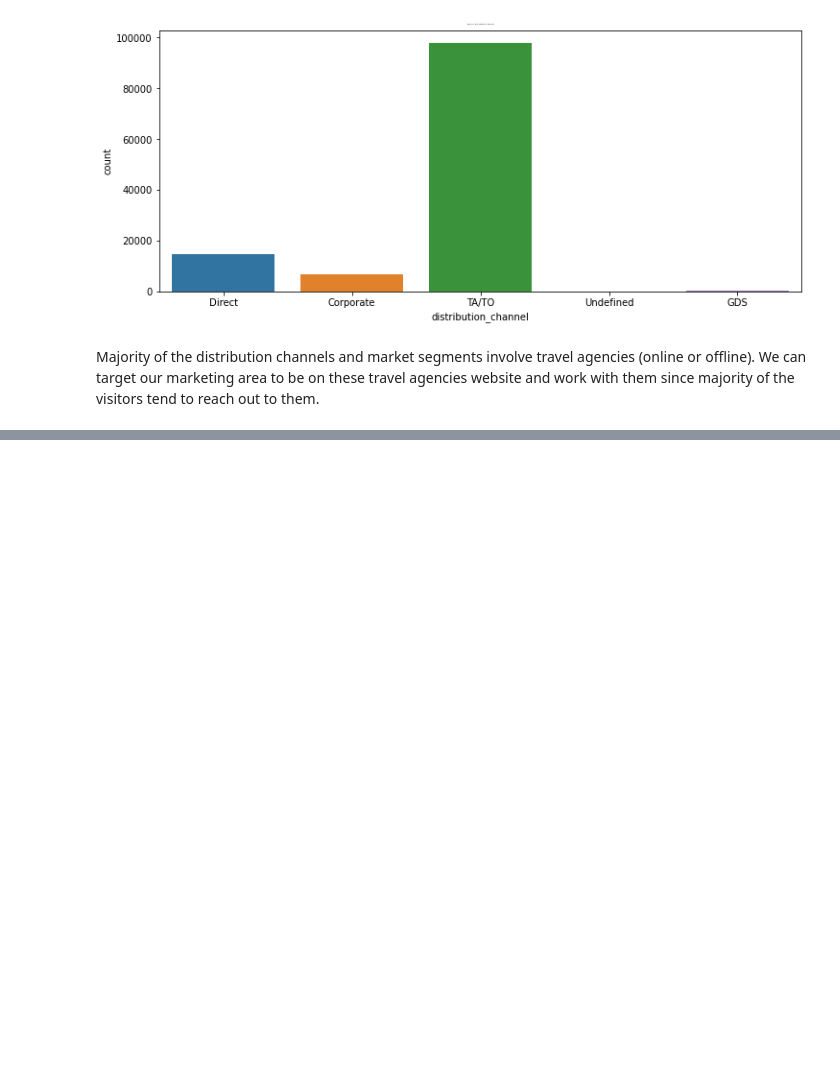
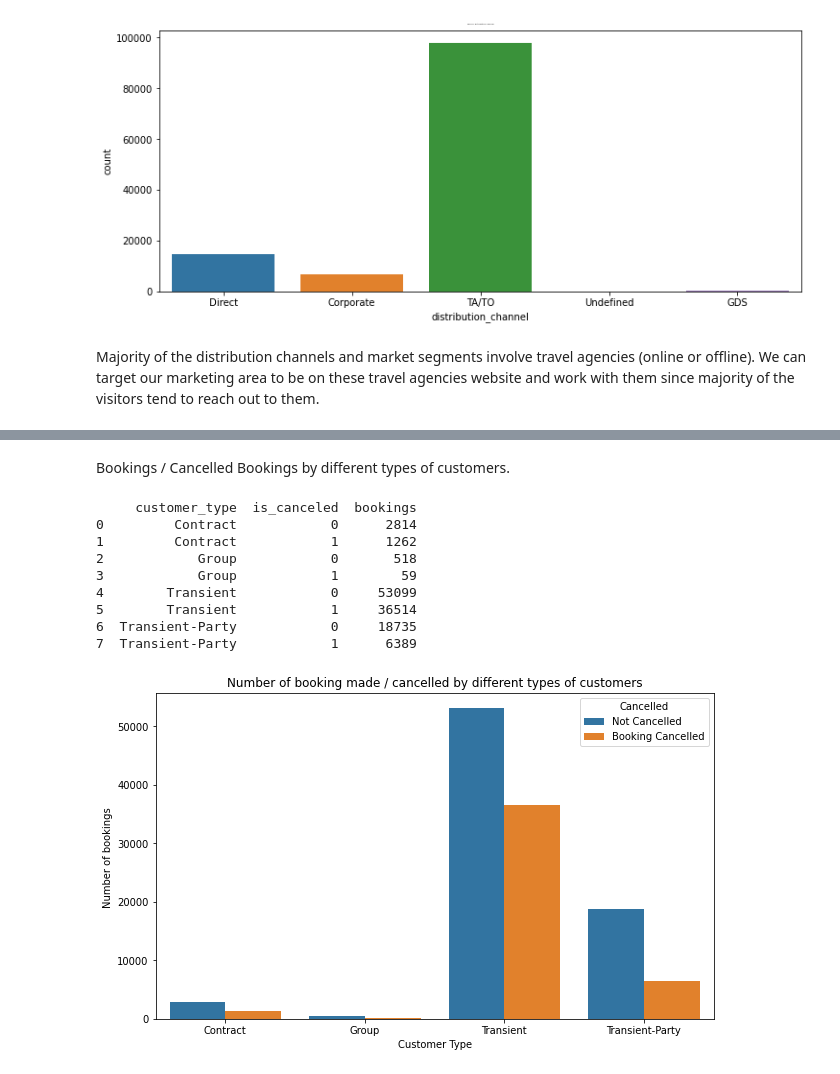
Before and after one commit to VermaSanjayrk/Hotel-booking-Analysis, a Jupyter notebook: Sanjay_Hotel_Booking_Analysis_Capstone_Project.ipynb, the cells around one changed output, grey strips where cells are left out. Drawn from its saved outputs; the diff is of its cells as text; code cells hidden in the pictures; blank space fills up the shorter version.

```diff
--- a/Sanjay_Hotel_Booking_Analysis_Capstone_Project.ipynb
+++ b/Sanjay_Hotel_Booking_Analysis_Capstone_Project.ipynb
@@ -539,0 +727,32 @@ We can target our marketing area to be on these travel agencies website and work
+# %% [markdown]
+Bookings / Cancelled Bookings by different types of customers.
+# %%
+# Bookings done including cancelled bookings made by different types of customers.
+
+# df.customer_type.unique()
+customer_bookings = HBA.groupby(['customer_type','is_canceled']).count().hotel.reset_index()
+customer_bookings.rename(columns = {'hotel':'bookings'} , inplace = True)
+print(customer_bookings)
+
+# Plotting The graph
+plt.figure(figsize = (10,6))
+
+ax = sns.barplot('customer_type', 'bookings', hue='is_canceled', data=customer_bookings );
+
+plt.title("Number of booking made / cancelled by different types of customers")
+plt.xlabel("Customer Type")
+plt.ylabel("Number of bookings ")
+
+leg_handles = ax.get_legend_handles_labels()[0]
+ax.legend(leg_handles, ['Not Cancelled', 'Booking Cancelled'], title='Cancelled');
+# %% [output]
+     customer_type  is_canceled  bookings
+0         Contract            0      2814
+1         Contract            1      1262
+2            Group            0       518
+3            Group            1        59
+4        Transient            0     53099
+5        Transient            1     36514
+6  Transient-Party            0     18735
+7  Transient-Party            1      6389
+[figure, added]
```
Also changed, not shown: parts of 24 cells of this notebook.
